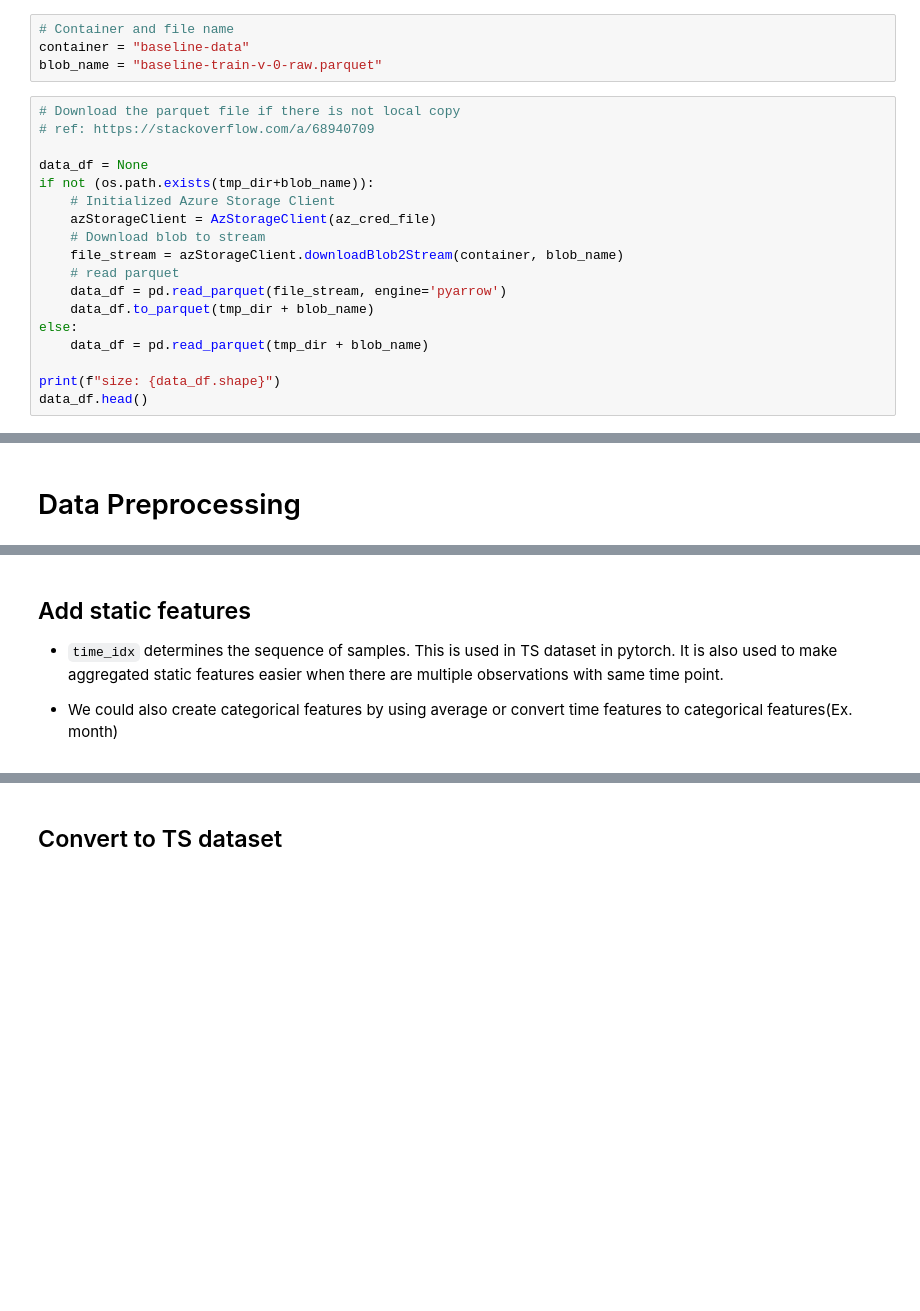
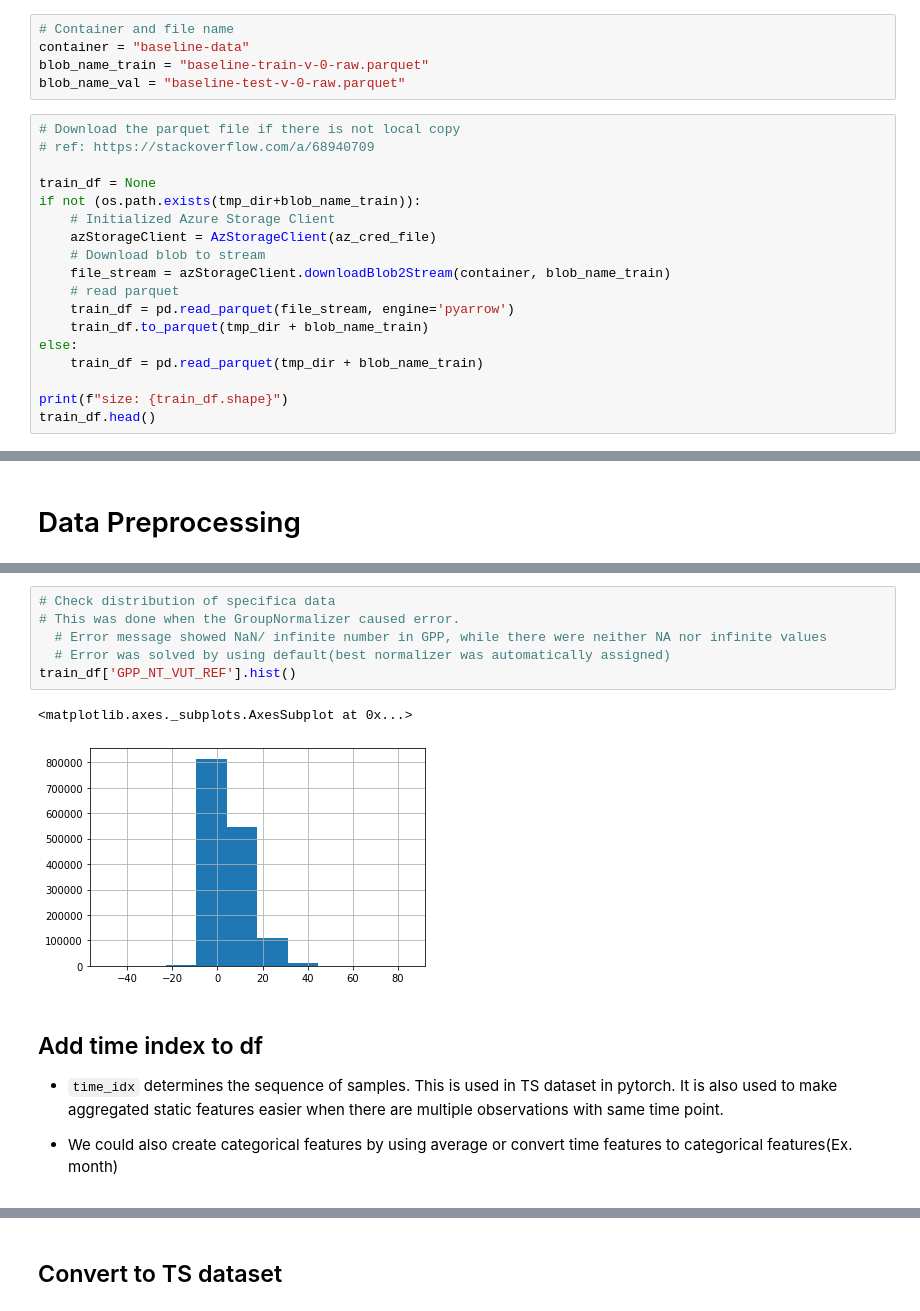
Before and after one commit to jcalz23/co2-flux-hourly-gpp-modeling, a Jupyter notebook: code/src/modeling/TFT_pytorch_baseline_v_0_raw.ipynb, the cells around one changed output, grey strips where cells are left out. Drawn from its saved outputs; the diff is of its cells as text; blank space fills up the shorter version.

Commit message:
update TFT pytorch baseline_v_0_raw

```diff
--- a/code/src/modeling/TFT_pytorch_baseline_v_0_raw.ipynb
+++ b/code/src/modeling/TFT_pytorch_baseline_v_0_raw.ipynb
@@ -278,25 +280,26 @@ if os.path.exists(cred_file):
 # %%
 # Container and file name
 container = "baseline-data"
-blob_name = "baseline-train-v-0-raw.parquet"
+blob_name_train = "baseline-train-v-0-raw.parquet"
+blob_name_val = "baseline-test-v-0-raw.parquet"
 # %%
 # Download the parquet file if there is not local copy
 # ref: https://stackoverflow.com/a/68940709
 
-data_df = None
-if not (os.path.exists(tmp_dir+blob_name)):
+train_df = None
+if not (os.path.exists(tmp_dir+blob_name_train)):
     # Initialized Azure Storage Client
     azStorageClient = AzStorageClient(az_cred_file)
     # Download blob to stream
-    file_stream = azStorageClient.downloadBlob2Stream(container, blob_name)
+    file_stream = azStorageClient.downloadBlob2Stream(container, blob_name_train)
     # read parquet
-    data_df = pd.read_parquet(file_stream, engine='pyarrow')
-    data_df.to_parquet(tmp_dir + blob_name)
+    train_df = pd.read_parquet(file_stream, engine='pyarrow')
+    train_df.to_parquet(tmp_dir + blob_name_train)
 else:
-    data_df = pd.read_parquet(tmp_dir + blob_name)
+    train_df = pd.read_parquet(tmp_dir + blob_name_train)
 
-print(f"size: {data_df.shape}")
-data_df.head()
+print(f"size: {train_df.shape}")
+train_df.head()
 # %% [output]
 size: (1485926, 33)
 |  | GPP_NT_VUT_REF | TA_ERA | SW_IN_ERA | LW_IN_ERA | VPD_ERA | P_ERA | PA_ERA | datetime | year | month | ... |
@@ -346,5 +397,14 @@ data_df.describe()
+# %%
+# Check distribution of specifica data
+# This was done when the GroupNormalizer caused error.
+  # Error message showed NaN/ infinite number in GPP, while there were neither NA nor infinite values
+  # Error was solved by using default(best normalizer was automatically assigned)
+train_df['GPP_NT_VUT_REF'].hist()
+# %% [output]
+<matplotlib.axes._subplots.AxesSubplot at 0x...>
+[figure, added]
 # %% [markdown]
-## Add static features
+## Add time index to df
 
 - `time_idx` determines the sequence of samples. This is used in TS dataset in pytorch. It is also used to make aggregated static features easier when there are multiple observations with same time point.
 
```
Also changed, not shown: parts of 46 cells of this notebook.
